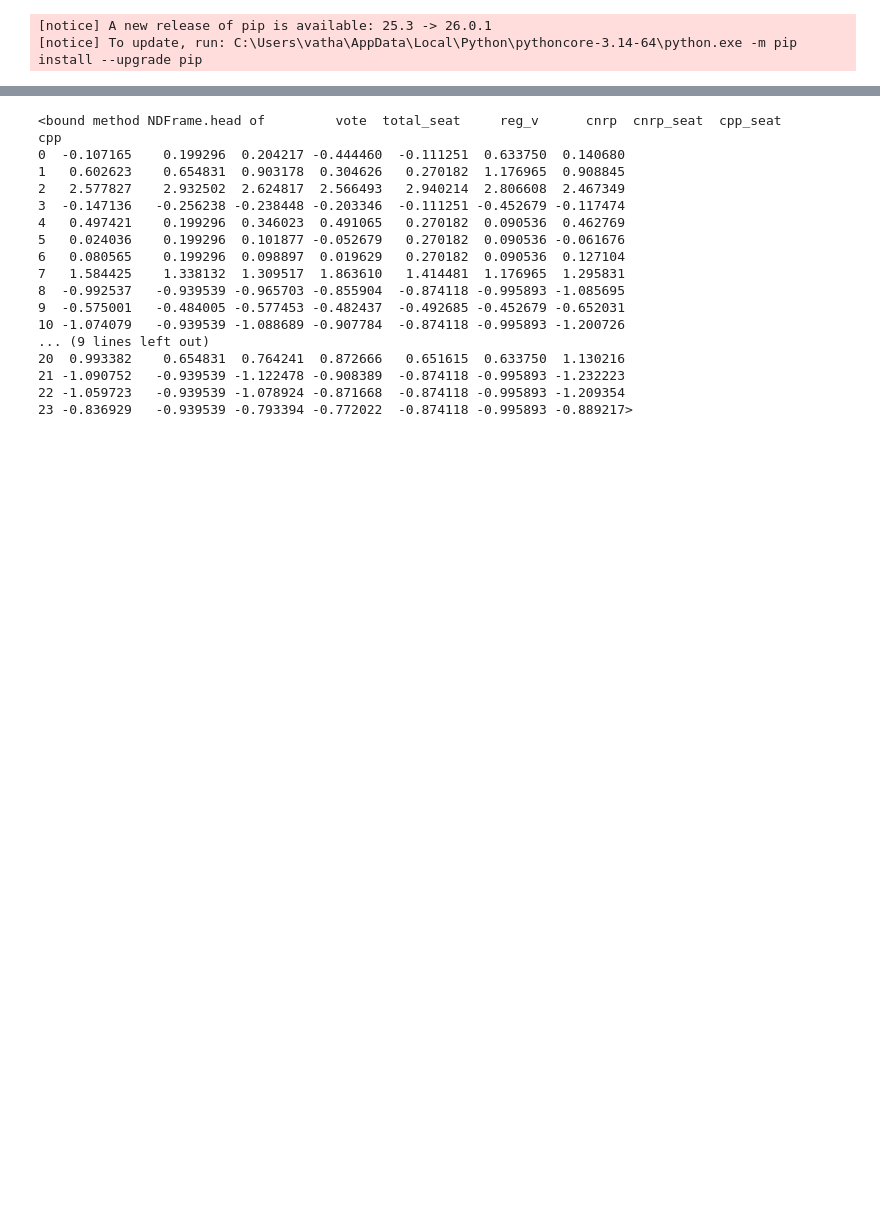
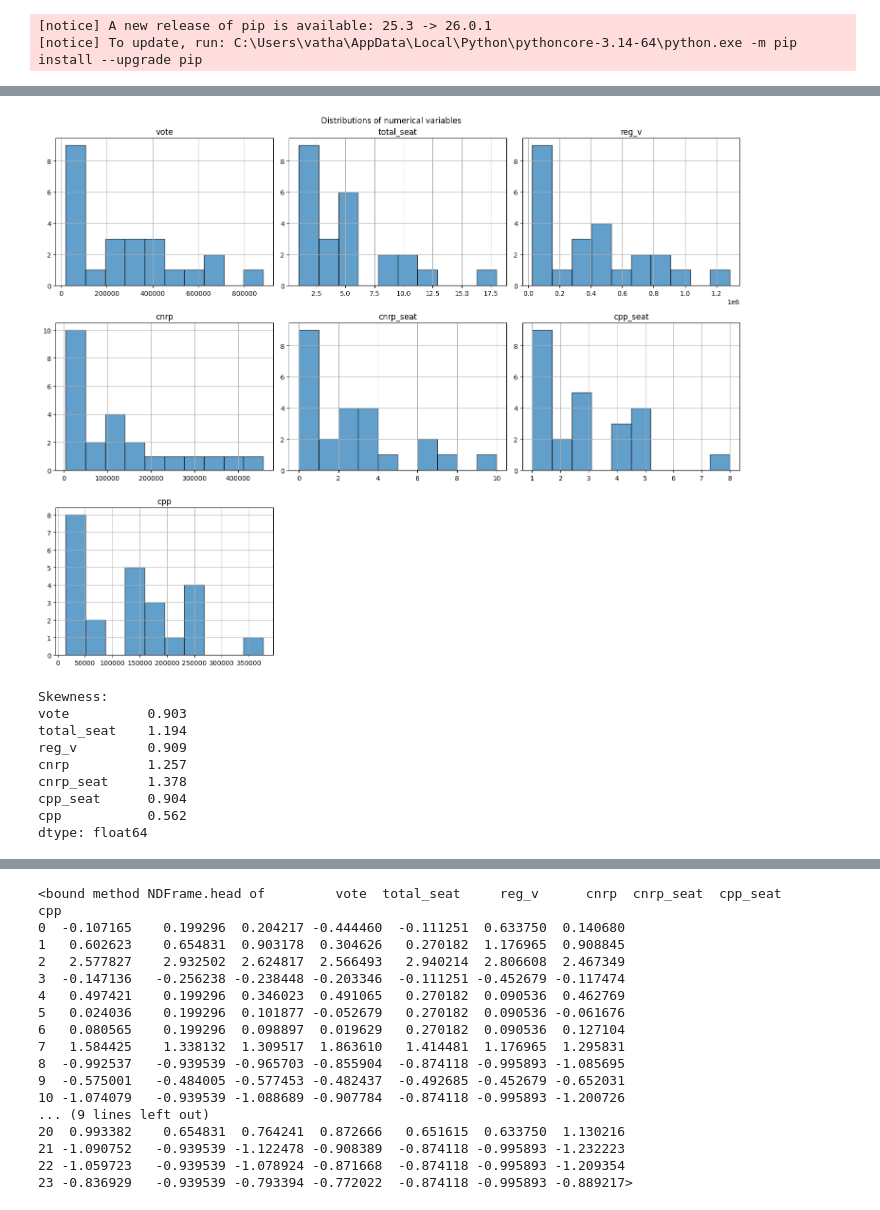
Before and after one commit to CPF-CADT/fundamentals-of-data-science, a Jupyter notebook: w3/W3 - Descriptive.ipynb, the cells around one changed output, grey strips where cells are left out. Cells and saved outputs as stored; diff of their text form; code cells hidden in the pictures; blank space fills up the shorter version.

```diff
--- a/w3/W3 - Descriptive.ipynb
+++ b/w3/W3 - Descriptive.ipynb
@@ -367,6 +451,35 @@ Note: you may need to restart the kernel to use updated packages.
 # %%
 # Exercise 18
 # Plot Distribution of numerical variable and explain the result
+
+import matplotlib.pyplot as plt
+
+numeric_cols = df.select_dtypes(include='number').drop(columns=["_id", "pro_code"], errors='ignore')
+
+cols = ["vote", "total_seat", "reg_v", "cnrp", "cnrp_seat", "cpp_seat", "cpp"]
+
+# Use pandas' built-in hist (uses matplotlib)
+numeric_cols[cols].hist(bins=10, figsize=(15, 12), layout=(3, 3), edgecolor='black', alpha=0.7)
+plt.suptitle('Distributions of numerical variables')
+plt.tight_layout()
+plt.show()
+
+# All distributions are right-skewed (positive skew > 0) → most provinces have lower values, with a few provinces having much higher values.
+# Highest skew: cnrp_seat (1.378) → some provinces got many more CNRP seats than most.
+# Moderate skew: total_seat (1.194), cnrp (1.257), vote (0.903), reg_v (0.909), cpp_seat (0.904) → most provinces have smaller counts, few have very large.
+# Lowest skew: cpp (0.562) → vote distribution for CPP is more balanced, less extreme outliers.
+# Votes and seats are concentrated at lower values, with a few provinces having very high counts.
+# %% [output]
+[figure, added]
+Skewness:
+vote          0.903
+total_seat    1.194
+reg_v         0.909
+cnrp          1.257
+cnrp_seat     1.378
+cpp_seat      0.904
+cpp           0.562
+dtype: float64
 # %%
 # Exercise 19
 # Calculate Kurtosis  of numerical variable and explain the result
```
Also changed, not shown: parts of 10 cells of this notebook.
